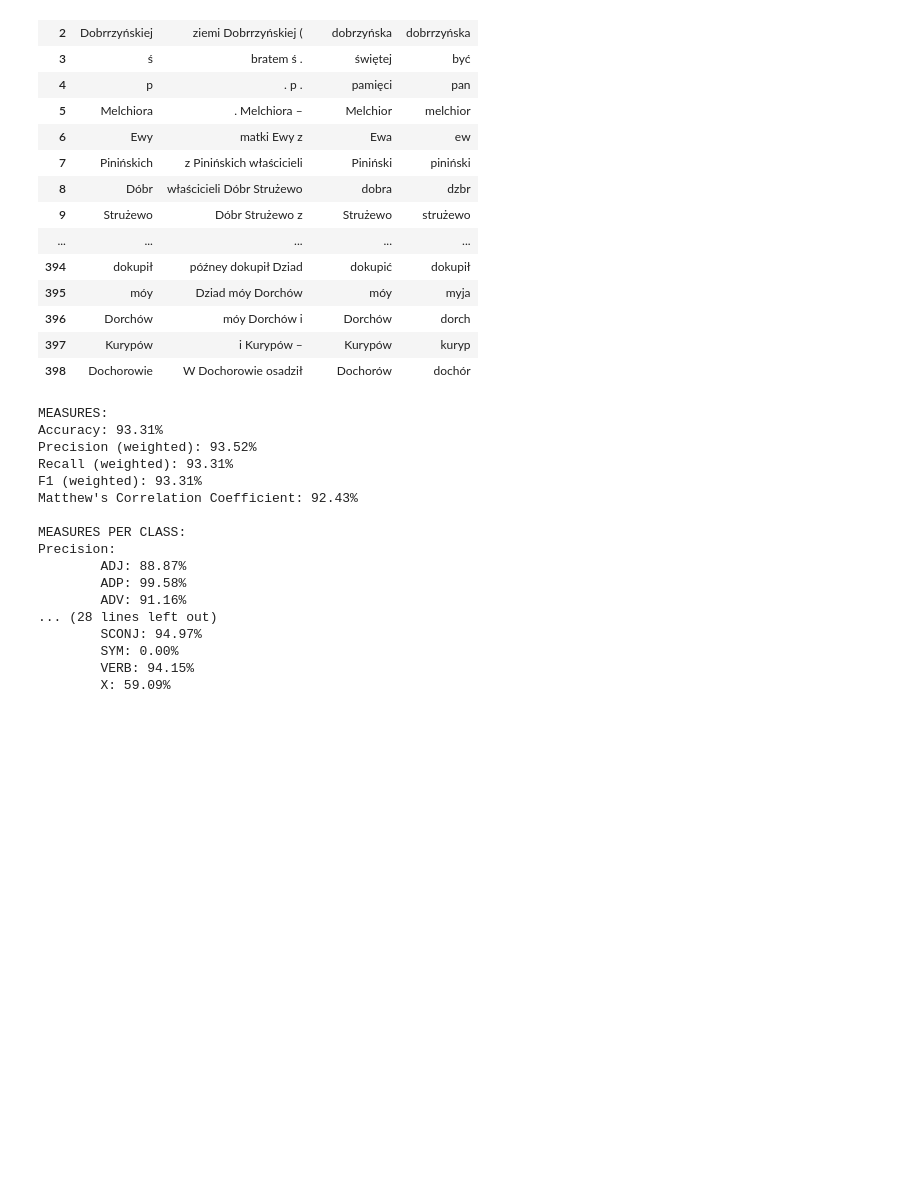
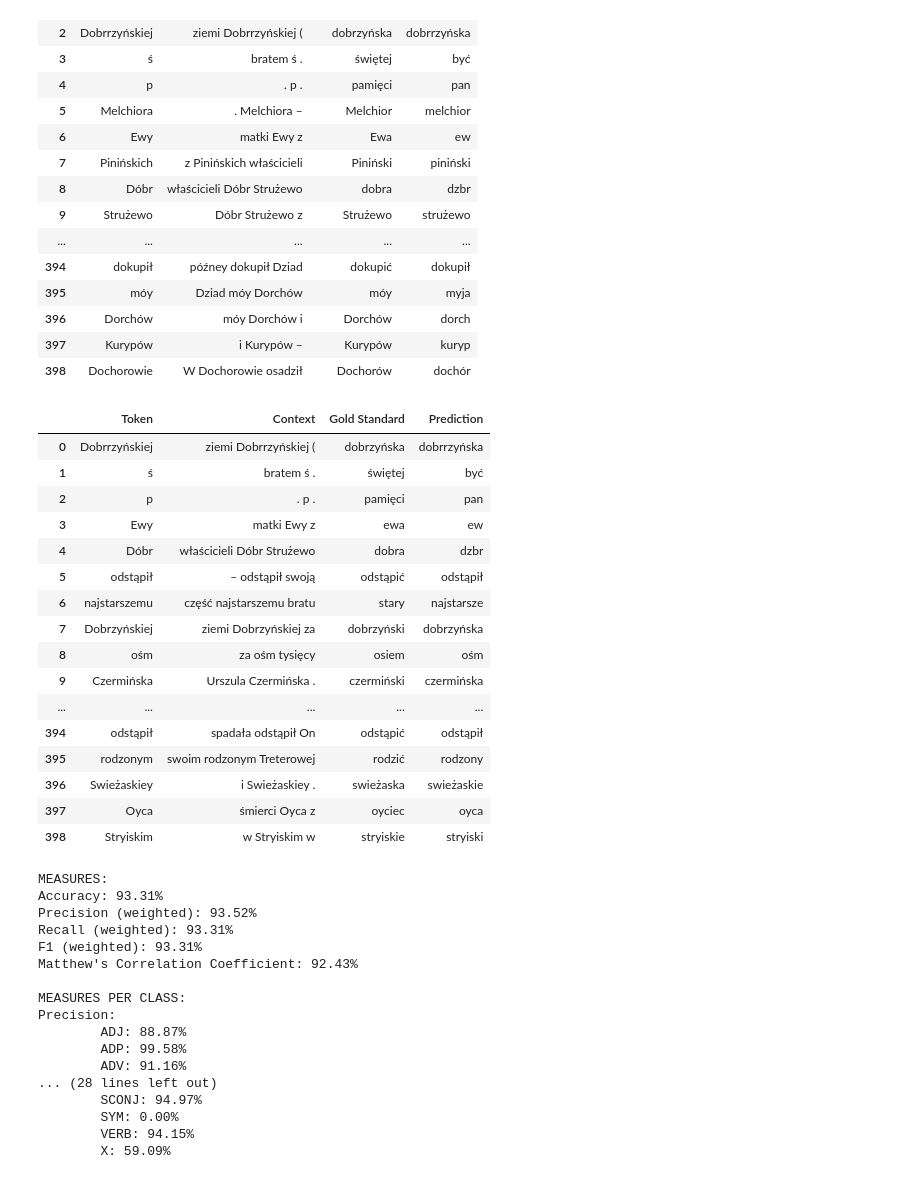
Before and after one commit to Turtilla/swe-ma-thesis, a Jupyter notebook: code/stanza-lemmatizer-and-tagger-evaluation.ipynb, the cells around one changed output. Cells and saved outputs as stored; diff of their text form; code cells hidden in the pictures; blank space fills up the shorter version.

```diff
--- a/code/stanza-lemmatizer-and-tagger-evaluation.ipynb
+++ b/code/stanza-lemmatizer-and-tagger-evaluation.ipynb
@@ -214,6 +225,9 @@ full_lemmas.to_excel('../data/results/stanza_lemmas.xlsx')
 # %%
 comparison = get_lemma_comparison(lemmas, lemma_annotations, tokens_3k)
 comparison.to_excel('../data/mistakes/stanza_lemma_mistakes.xlsx')
+
+comparison_lowercase = get_lemma_comparison(lemmas, lemma_annotations, tokens_3k, lowercase=True)
+comparison_lowercase.to_excel('../data/mistakes/stanza_lowercase_lemma_mistakes.xlsx')
 # %%
 comparison
 # %% [output]
@@ -234,6 +248,26 @@ comparison
 | 396 | Dorchów | móy Dorchów i | Dorchów | dorch |
 | 397 | Kurypów | i Kurypów – | Kurypów | kuryp |
 | 398 | Dochorowie | W Dochorowie osadził | Dochorów | dochór |
+# %%
+comparison_lowercase
+# %% [output]
+|  | Token | Context | Gold Standard | Prediction |
+| 0 | Dobrrzyńskiej | ziemi Dobrrzyńskiej ( | dobrzyńska | dobrrzyńska |
+| 1 | ś | bratem ś . | świętej | być |
+| 2 | p | . p . | pamięci | pan |
+| 3 | Ewy | matki Ewy z | ewa | ew |
+| 4 | Dóbr | właścicieli Dóbr Strużewo | dobra | dzbr |
+| 5 | odstąpił | – odstąpił swoją | odstąpić | odstąpił |
+| 6 | najstarszemu | część najstarszemu bratu | stary | najstarsze |
+| 7 | Dobrzyńskiej | ziemi Dobrzyńskiej za | dobrzyński | dobrzyńska |
+| 8 | ośm | za ośm tysięcy | osiem | ośm |
+| 9 | Czermińska | Urszula Czermińska . | czermiński | czermińska |
+| ... | ... | ... | ... | ... |
+| 394 | odstąpił | spadała odstąpił On | odstąpić | odstąpił |
+| 395 | rodzonym | swoim rodzonym Treterowej | rodzić | rodzony |
+| 396 | Swieżaskiey | i Swieżaskiey . | swieżaska | swieżaskie |
+| 397 | Oyca | śmierci Oyca z | oyciec | oyca |
+| 398 | Stryiskim | w Stryiskim w | stryiskie | stryiski |
 # %%
 get_measures(upos, upos_annotations, labels=labels_upos_list, details=True)
 # %% [output]
```
Also changed, not shown: parts of 6 cells of this notebook, 27 other files.
